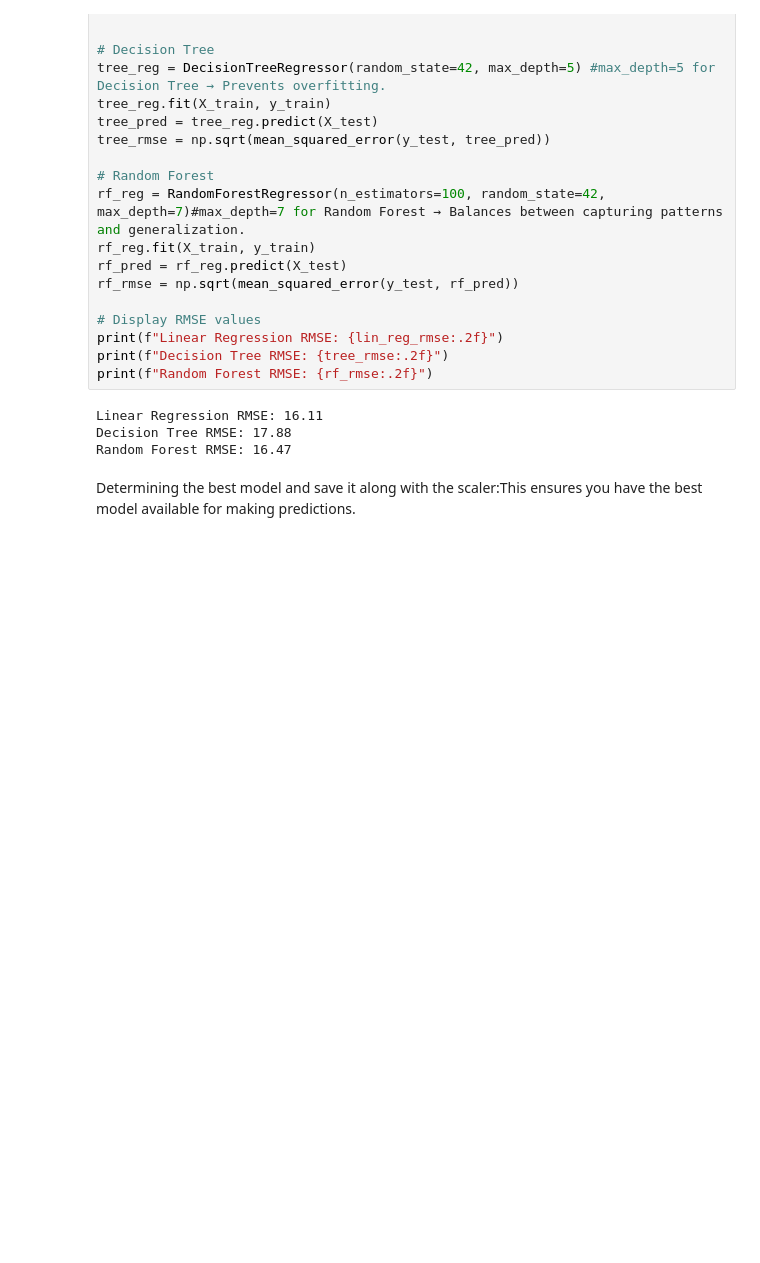
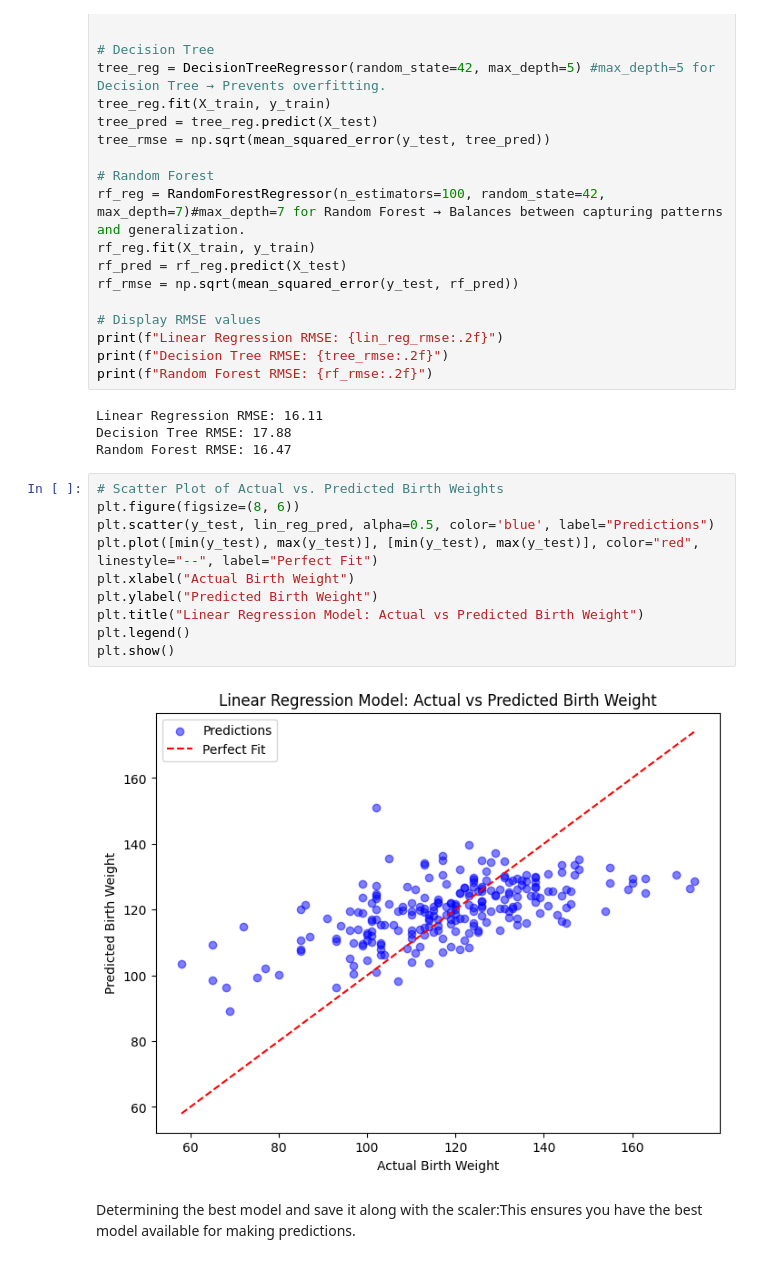
Before and after one commit to JohnOngeri/flutter-pregnancy-app, a Jupyter notebook: Machine_Learning/task 1/birthweight_prediction.ipynb, the cells around one changed output. Drawn from its saved outputs; the diff is of its cells as text; blank space fills up the shorter version.

```diff
--- a/Machine_Learning/task 1/birthweight_prediction.ipynb
+++ b/Machine_Learning/task 1/birthweight_prediction.ipynb
@@ -119,6 +146,18 @@ print(f"Random Forest RMSE: {rf_rmse:.2f}")
 Linear Regression RMSE: 16.11
 Decision Tree RMSE: 17.88
 Random Forest RMSE: 16.47
+# %%
+# Scatter Plot of Actual vs. Predicted Birth Weights
+plt.figure(figsize=(8, 6))
+plt.scatter(y_test, lin_reg_pred, alpha=0.5, color='blue', label="Predictions")
+plt.plot([min(y_test), max(y_test)], [min(y_test), max(y_test)], color="red", linestyle="--", label="Perfect Fit")
+plt.xlabel("Actual Birth Weight")
+plt.ylabel("Predicted Birth Weight")
+plt.title("Linear Regression Model: Actual vs Predicted Birth Weight")
+plt.legend()
+plt.show()
+# %% [output]
+[figure, added]
 # %% [markdown]
 Determining the best model and save it along with the scaler:This ensures you have the best model available for making predictions.
 # %%
```
Also changed, not shown: parts of 5 cells of this notebook.
